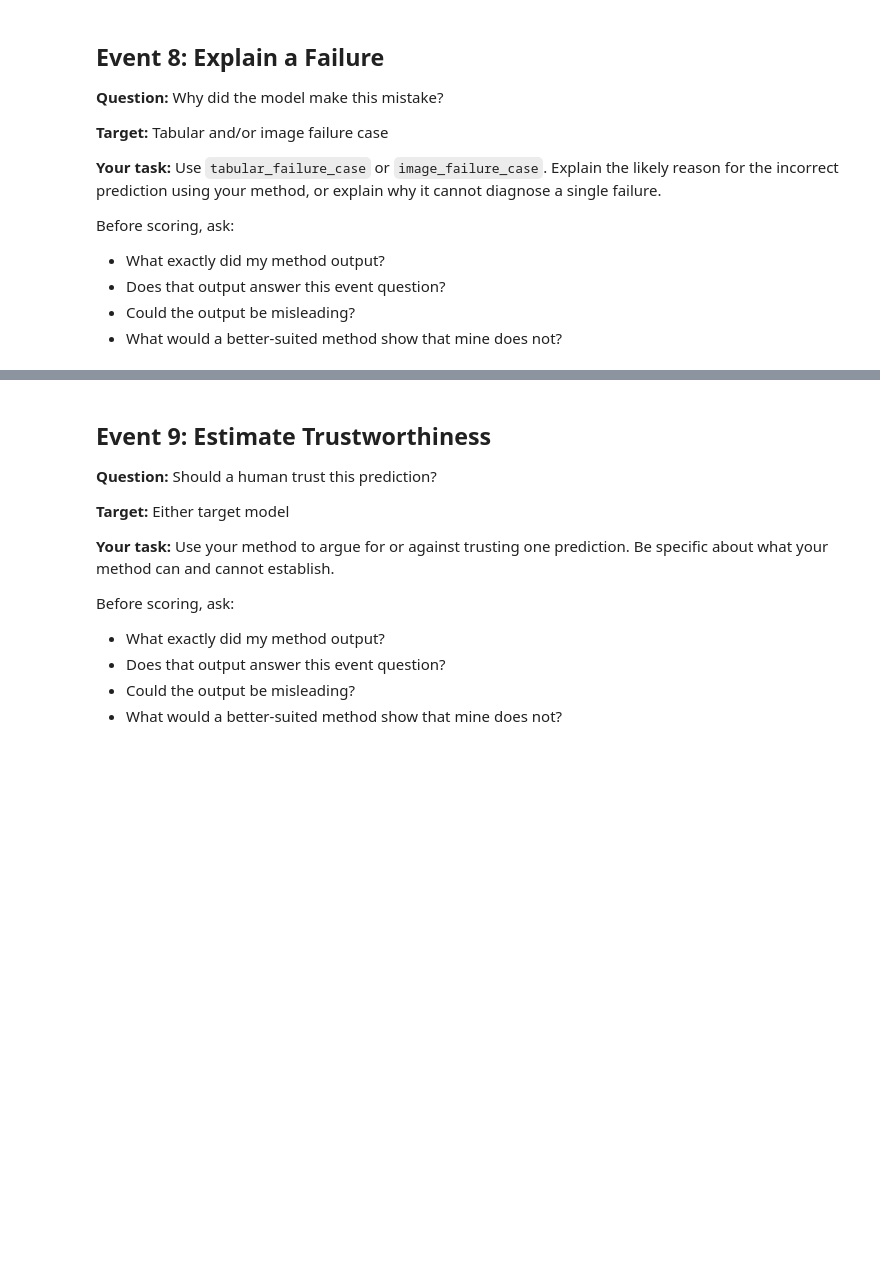
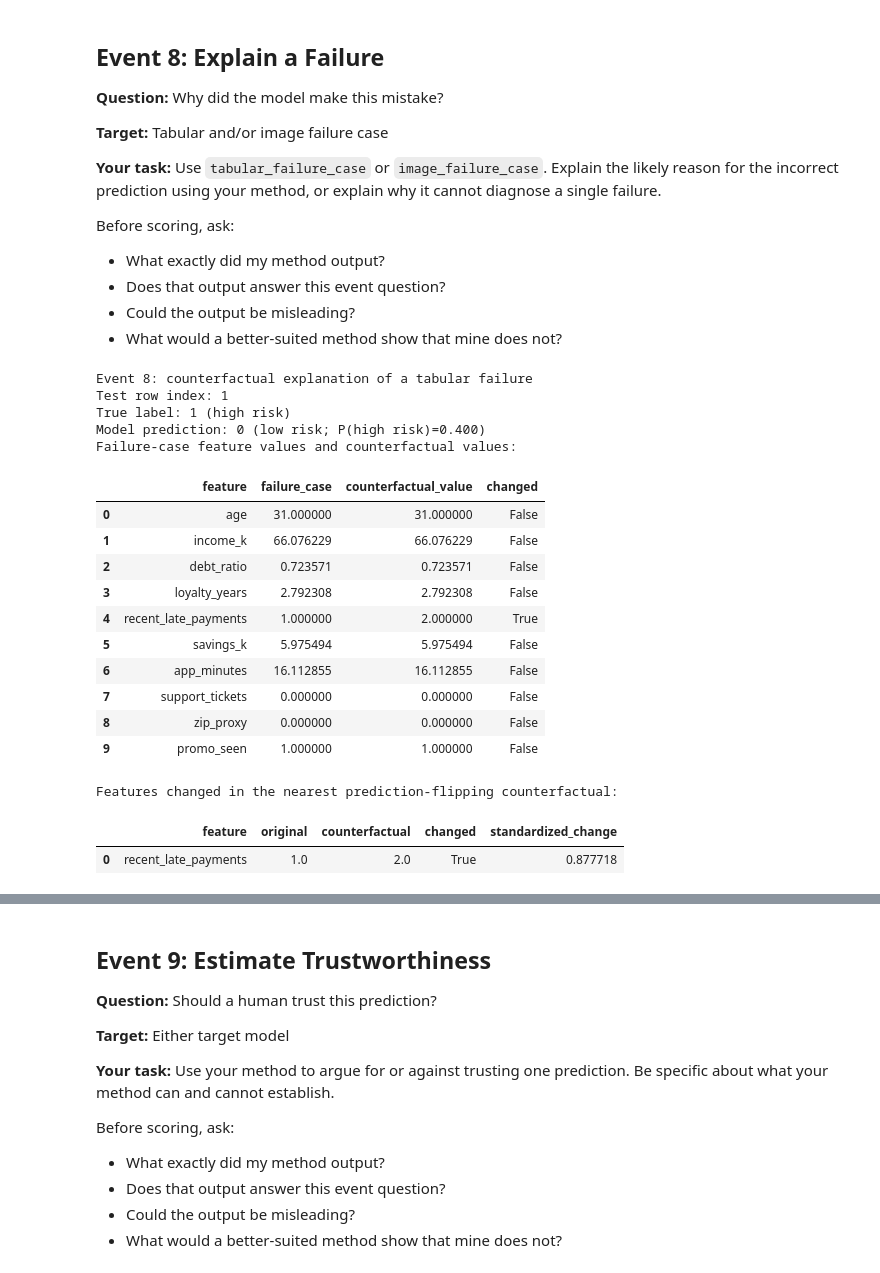
Before and after one commit to ammylin/AIPI590-decathlon-wk5, a Jupyter notebook: xai_decathlon.ipynb, the cells around one changed output, grey strips where cells are left out. Cells and saved outputs as stored; diff of their text form; code cells hidden in the pictures; blank space fills up the shorter version.

```diff
--- a/xai_decathlon.ipynb
+++ b/xai_decathlon.ipynb
@@ -1002,0 +1012,47 @@ Before scoring, ask:
+# %%
+# Event 8: Explain the tabular failure case with a counterfactual
+# The selected failure is a false negative: the true label is high risk, but the model predicts low risk.
+
+failure_original_8, failure_counterfactual_8, failure_changes_8, failure_prediction_8, failure_cf_probability_8 = (
+    find_tabular_counterfactual(tabular_failure_case)
+)
+failure_true_label_8 = int(y_test.iloc[tabular_failure_case])
+failure_probability_8 = float(predict_risk_proba(failure_original_8)[0, 1])
+
+failure_profile_8 = pd.DataFrame({
+    "feature": feature_names,
+    "failure_case": failure_original_8.iloc[0].to_numpy(),
+    "counterfactual_value": failure_counterfactual_8.iloc[0].to_numpy(),
+})
+failure_profile_8["changed"] = (
+    failure_profile_8["failure_case"] != failure_profile_8["counterfactual_value"]
+)
+
+print("Event 8: counterfactual explanation of a tabular failure")
+print(f"Test row index: {tabular_failure_case}")
+print(f"True label: {failure_true_label_8} (high risk)")
+print(f"Model prediction: {failure_prediction_8} (low risk; P(high risk)={failure_probability_8:.3f})")
+print("Failure-case feature values and counterfactual values:")
+display(failure_profile_8)
+print("Features changed in the nearest prediction-flipping counterfactual:")
+display(failure_changes_8[failure_changes_8["changed"]].reset_index(drop=True))
+# %% [output]
+Event 8: counterfactual explanation of a tabular failure
+Test row index: 1
+True label: 1 (high risk)
+Model prediction: 0 (low risk; P(high risk)=0.400)
+Failure-case feature values and counterfactual values:
+|  | feature | failure_case | counterfactual_value | changed |
+| 0 | age | 31.000000 | 31.000000 | False |
+| 1 | income_k | 66.076229 | 66.076229 | False |
+| 2 | debt_ratio | 0.723571 | 0.723571 | False |
+| 3 | loyalty_years | 2.792308 | 2.792308 | False |
+| 4 | recent_late_payments | 1.000000 | 2.000000 | True |
+| 5 | savings_k | 5.975494 | 5.975494 | False |
+| 6 | app_minutes | 16.112855 | 16.112855 | False |
+| 7 | support_tickets | 0.000000 | 0.000000 | False |
+| 8 | zip_proxy | 0.000000 | 0.000000 | False |
+| 9 | promo_seen | 1.000000 | 1.000000 | False |
+Features changed in the nearest prediction-flipping counterfactual:
+|  | feature | original | counterfactual | changed | standardized_change |
+| 0 | recent_late_payments | 1.0 | 2.0 | True | 0.877718 |
```
Also changed, not shown: parts of 4 cells of this notebook.
